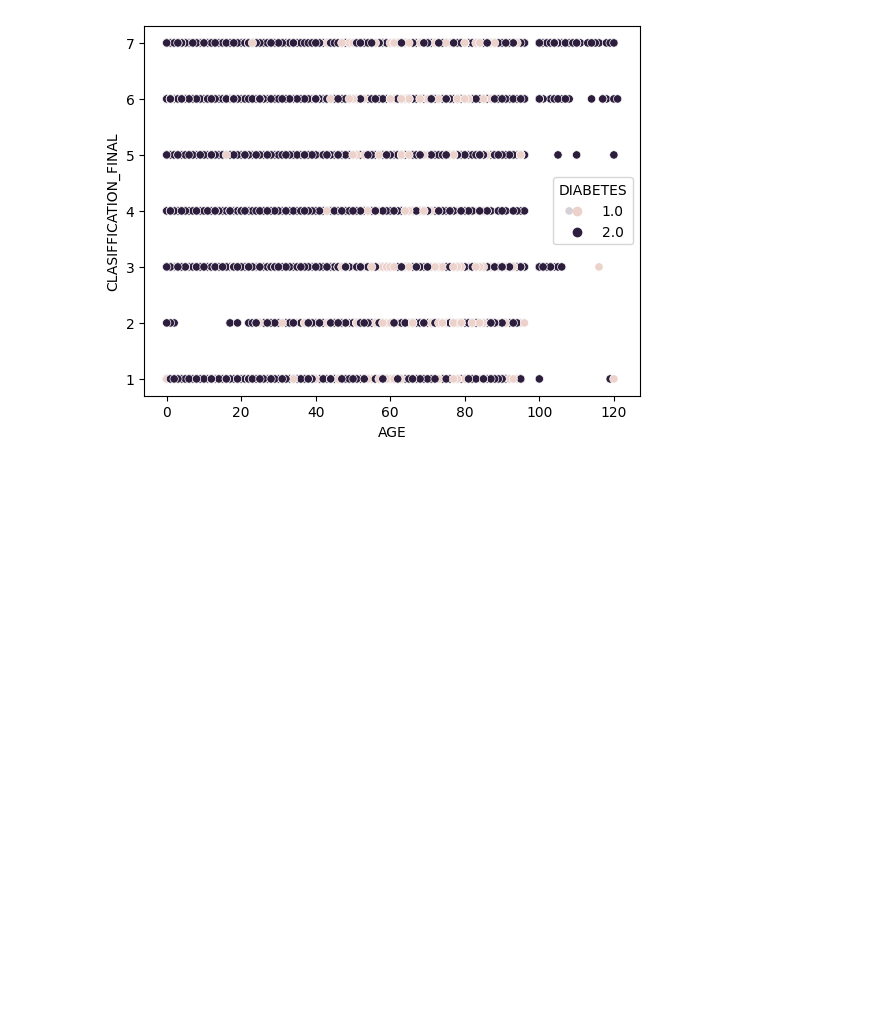
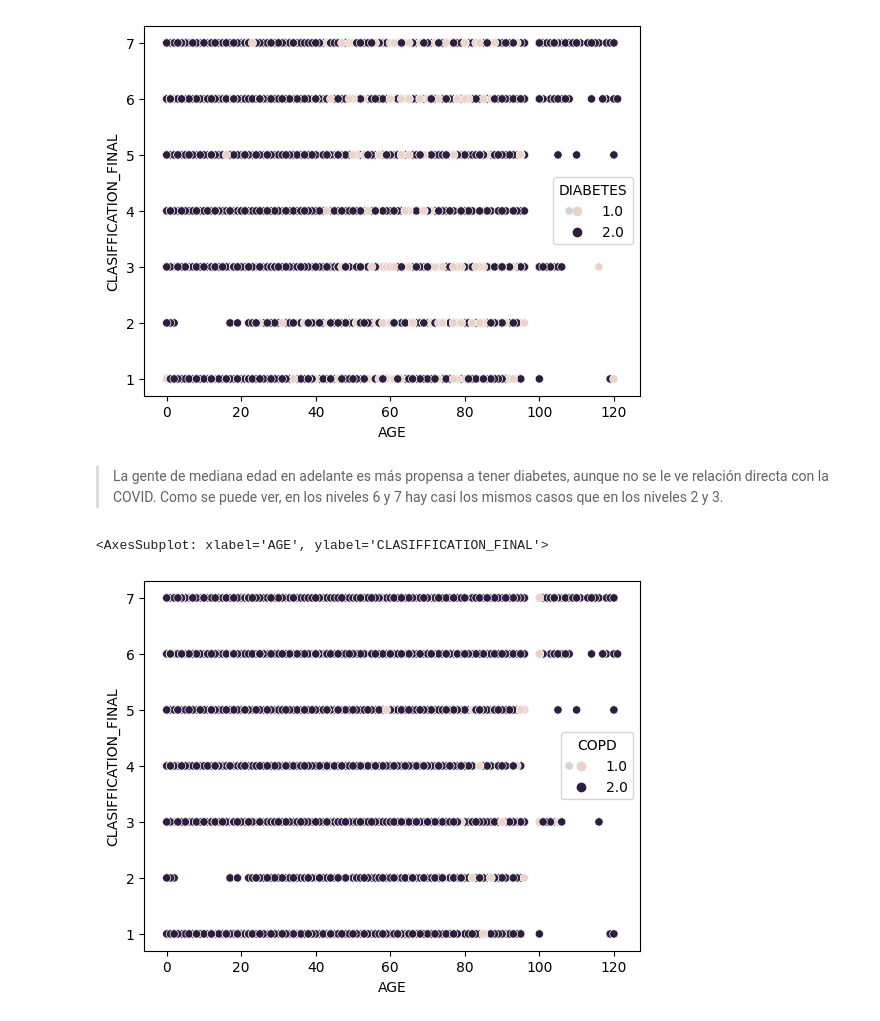
Before and after one commit to Ssutssimer/miniproject_data-science, a Jupyter notebook: miniproject-data-science.ipynb, the cells around one changed output. Drawn from its saved outputs; the diff is of its cells as text; code cells hidden in the pictures; blank space fills up the shorter version.

```diff
--- a/miniproject-data-science.ipynb
+++ b/miniproject-data-science.ipynb
@@ -133,3 +126,10 @@ sns.scatterplot(x='AGE', y='CLASIFFICATION_FINAL', hue='DIABETES', data=df)
 # %% [output]
 <AxesSubplot: xlabel='AGE', ylabel='CLASIFFICATION_FINAL'>
 [figure]
+# %% [markdown]
+> La gente de mediana edad en adelante es más propensa a tener diabetes, aunque no se le ve relación directa con la COVID. Como se puede ver, en los niveles 6 y 7 hay casi los mismos casos que en los niveles 2 y 3.
+# %%
+sns.scatterplot(x='AGE', y='CLASIFFICATION_FINAL', hue='COPD', data=df)
+# %% [output]
+<AxesSubplot: xlabel='AGE', ylabel='CLASIFFICATION_FINAL'>
+[figure, added]
```
Also changed, not shown: parts of 46 cells of this notebook.
